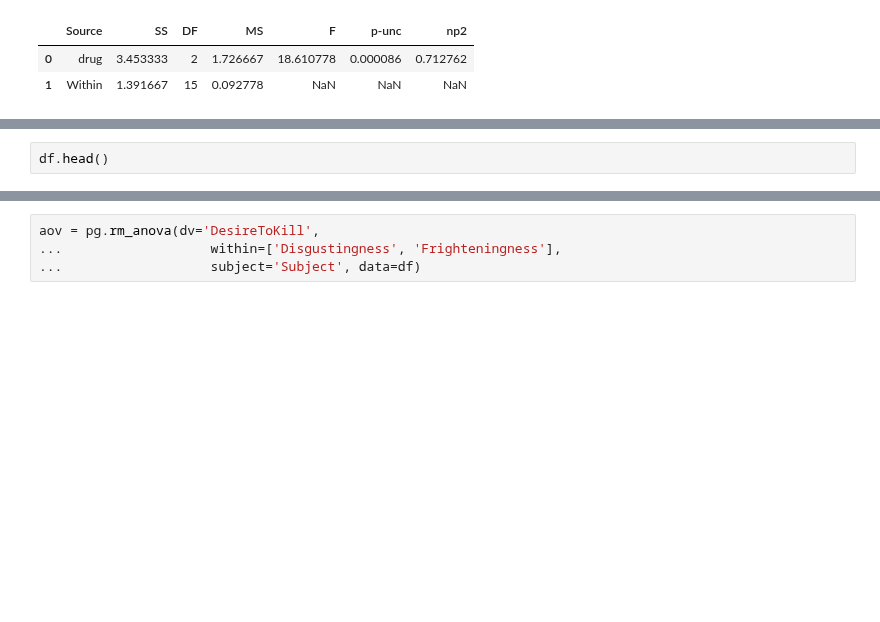
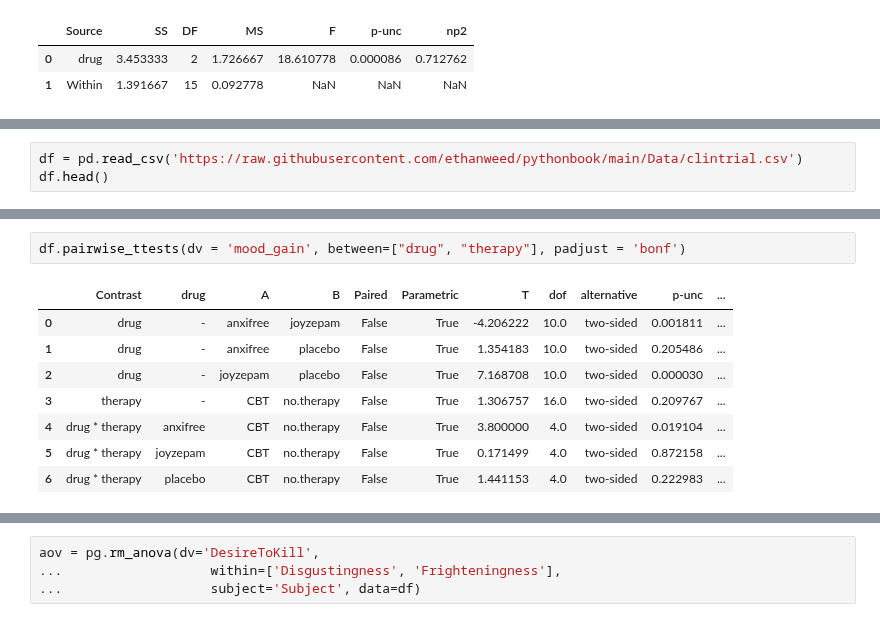
Before and after one commit to ethanweed/ExPsyLing, a Jupyter notebook: 2021/Notebooks/ANOVA_notebook1.ipynb, the cells around one changed output, grey strips where cells are left out. Cells and saved outputs as stored; diff of their text form; blank space fills up the shorter version.

```diff
--- a/2021/Notebooks/ANOVA_notebook1.ipynb
+++ b/2021/Notebooks/ANOVA_notebook1.ipynb
@@ -55,2 +57,3 @@ df.pairwise_ttests(dv = 'mood_gain', between = 'drug', padjust = 'bonf')
 # %%
+df = pd.read_csv('https://raw.githubusercontent.com/ethanweed/pythonbook/main/Data/clintrial.csv')
 df.head()
@@ -61,2 +88,13 @@ df.anova(dv="mood_gain", between=["drug", "therapy"]).round(3)
+# %%
+df.pairwise_ttests(dv = 'mood_gain', between=["drug", "therapy"], padjust = 'bonf')
+# %% [output]
+|  | Contrast | drug | A | B | Paired | Parametric | T | dof | alternative | p-unc | ... |
+| 0 | drug | - | anxifree | joyzepam | False | True | -4.206222 | 10.0 | two-sided | 0.001811 | ... |
+| 1 | drug | - | anxifree | placebo | False | True | 1.354183 | 10.0 | two-sided | 0.205486 | ... |
+| 2 | drug | - | joyzepam | placebo | False | True | 7.168708 | 10.0 | two-sided | 0.000030 | ... |
+| 3 | therapy | - | CBT | no.therapy | False | True | 1.306757 | 16.0 | two-sided | 0.209767 | ... |
+| 4 | drug * therapy | anxifree | CBT | no.therapy | False | True | 3.800000 | 4.0 | two-sided | 0.019104 | ... |
+| 5 | drug * therapy | joyzepam | CBT | no.therapy | False | True | 0.171499 | 4.0 | two-sided | 0.872158 | ... |
+| 6 | drug * therapy | placebo | CBT | no.therapy | False | True | 1.441153 | 4.0 | two-sided | 0.222983 | ... |
 # %% [markdown]
 ## One-way Repeated Measures ANOVA
```
Also changed, not shown: parts of 28 cells of this notebook, 2 other files.
